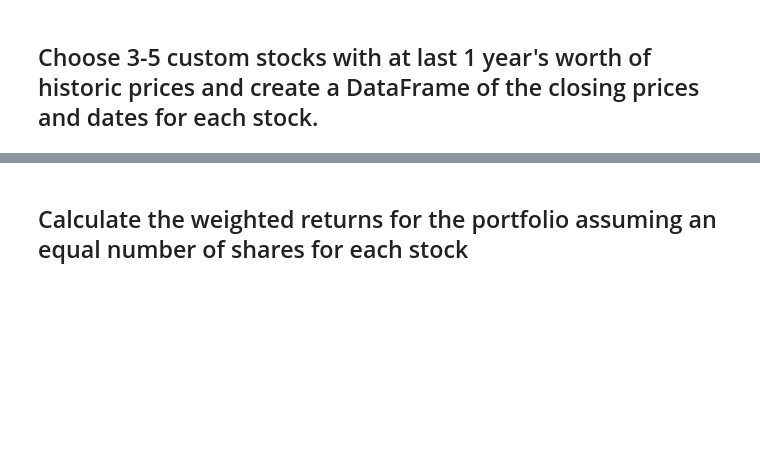
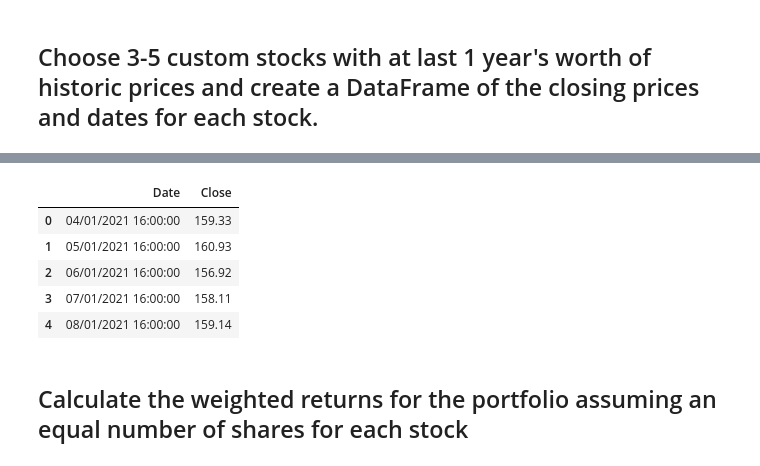
Before and after one commit to apakuki/FinTech-Bootcamp, a Jupyter notebook: FinTechBC-Homework-Unit4/Starter_Code/whale_analysis.ipynb, the cells around one changed output, grey strips where cells are left out. Drawn from its saved outputs; the diff is of its cells as text; code cells hidden in the pictures; blank space fills up the shorter version.

```diff
--- a/FinTechBC-Homework-Unit4/Starter_Code/whale_analysis.ipynb
+++ b/FinTechBC-Homework-Unit4/Starter_Code/whale_analysis.ipynb
@@ -387,4 +397,14 @@ In this section, you will build your own portfolio of stocks, calculate the retu
 # %%
 # Reading data from 2nd stock
+amazon_returns_path = Path("../Resources/amazon.csv")
+amazon_returns_df = pd.read_csv(amazon_returns_path)
+amazon_returns_df.head()
+# %% [output]
+|  | Date | Close |
+| 0 | 04/01/2021 16:00:00 | 159.33 |
+| 1 | 05/01/2021 16:00:00 | 160.93 |
+| 2 | 06/01/2021 16:00:00 | 156.92 |
+| 3 | 07/01/2021 16:00:00 | 158.11 |
+| 4 | 08/01/2021 16:00:00 | 159.14 |
 # %%
 # Reading data from 3rd stock
```
Also changed, not shown: parts of 3 cells of this notebook, 4 other files.
